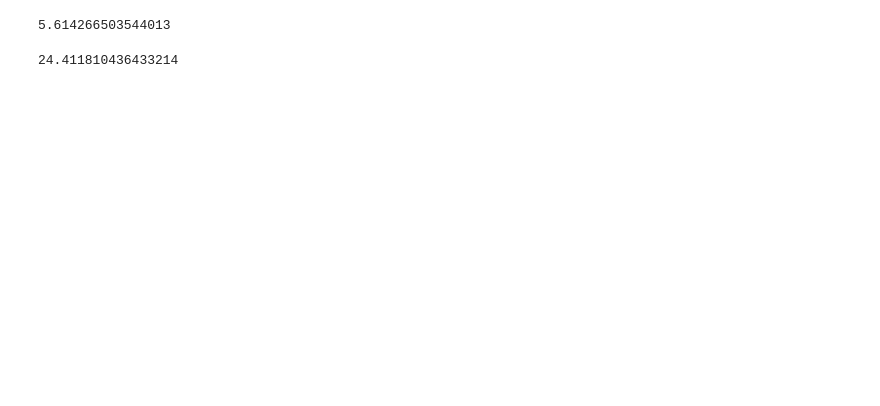
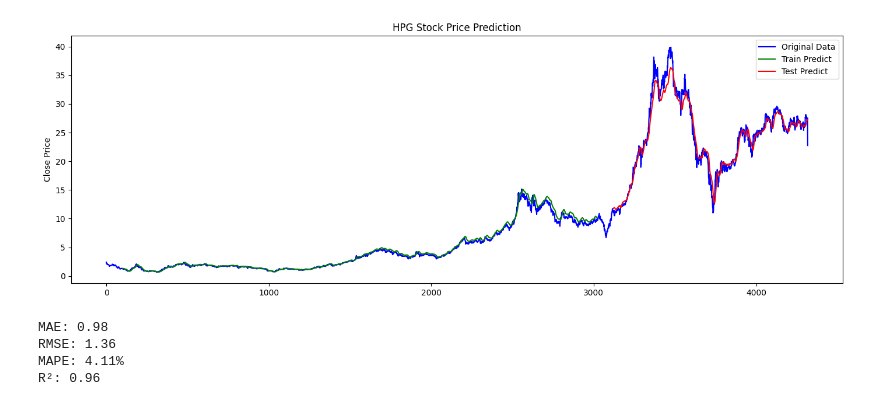
Before and after one commit to anhducbui6103/VNStockPredict, a Jupyter notebook: src/notebooks/04.1_lstm_modeling.ipynb, the cells around one changed output. Cells and saved outputs as stored; diff of their text form; code cells hidden in the pictures; blank space fills up the shorter version.

```diff
--- a/src/notebooks/04.1_lstm_modeling.ipynb
+++ b/src/notebooks/04.1_lstm_modeling.ipynb
@@ -185,5 +168,5 @@ Epoch 25/100
 # %%
-final_model = load_model("../../model/fpt_lstm_model.keras")
+final_model = load_model("../../model/hpg_lstm_model.keras")
 train_predict = final_model.predict(X_train)
 test_predict = final_model.predict(X_test)
 # %% [output]
@@ -195,12 +174,0 @@ test_predict = scaler.inverse_transform(test_predict)
-# %%
-### Calculate RMSE performance metrics
-import math
-from sklearn.metrics import mean_squared_error
-math.sqrt(mean_squared_error(y_train,train_predict))
-# %% [output]
-5.614266503544013
-# %%
-### Test Data RMSE
-math.sqrt(mean_squared_error(y_test,test_predict))
-# %% [output]
-24.411810436433214
@@ -207,19 +178,21 @@ math.sqrt(mean_squared_error(y_test,test_predict))
 # %%
 look_back=100
 trainPredictPlot = np.empty_like(df1)
 trainPredictPlot[:, :] = np.nan
 trainPredictPlot[look_back:len(train_predict)+look_back, :] = train_predict
 dates = df.index
 
 testPredictPlot = np.empty_like(df1)
 testPredictPlot[:, :] = np.nan
 testPredictPlot[len(train_predict)+(look_back*2)+1:len(df1)-1, :] = test_predict
 plt.figure(figsize=(14,5))
 plt.plot(scaler.inverse_transform(df1), color='b', label='Original Data')
 plt.plot(trainPredictPlot, color='g', label='Train Predict')
 plt.plot(testPredictPlot, color='r', label='Test Predict')
 plt.ylabel('Close Price')
-plt.title('Stock Price Prediction')
+plt.title('HPG Stock Price Prediction')
 plt.legend()
 plt.tight_layout()
 plt.show()
+# %% [output]
+[figure, added]
@@ -225,0 +201,25 @@ plt.show()
+# %%
+mae = mean_absolute_error(y_test_inv, test_predict)
+rmse = np.sqrt(mean_squared_error(y_test_inv, test_predict))
+mape = np.mean(np.abs((y_test_inv - test_predict) / y_test_inv)) * 100
+r2 = r2_score(y_test_inv, test_predict)
+
+print(f"MAE: {mae:.2f}")
+print(f"RMSE: {rmse:.2f}")
+print(f"MAPE: {mape:.2f}%")
+print(f"R²: {r2:.2f}")
+
+metrics = {
+    "MAE": round(mae, 4),
+    "RMSE": round(rmse, 4),
+    "MAPE (%)": round(mape, 4),
+    "R2": round(r2, 4)
+}
+
+with open("../../output/metrics/lstm_hpg_metrics.json", "w", encoding="utf-8") as f:
+    json.dump(metrics, f, indent=4)
+# %% [output]
+MAE: 0.98
+RMSE: 1.36
+MAPE: 4.11%
+R²: 0.96
```
Also changed, not shown: parts of 13 cells of this notebook, 4 other files.
